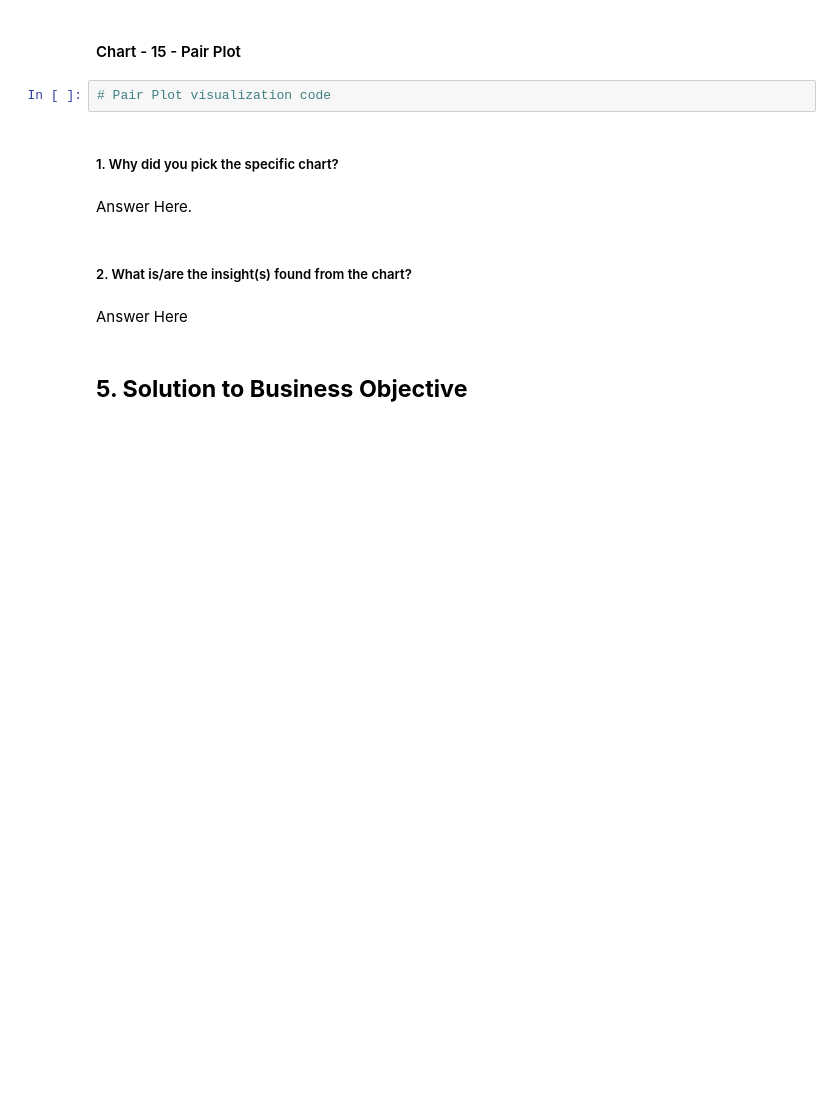
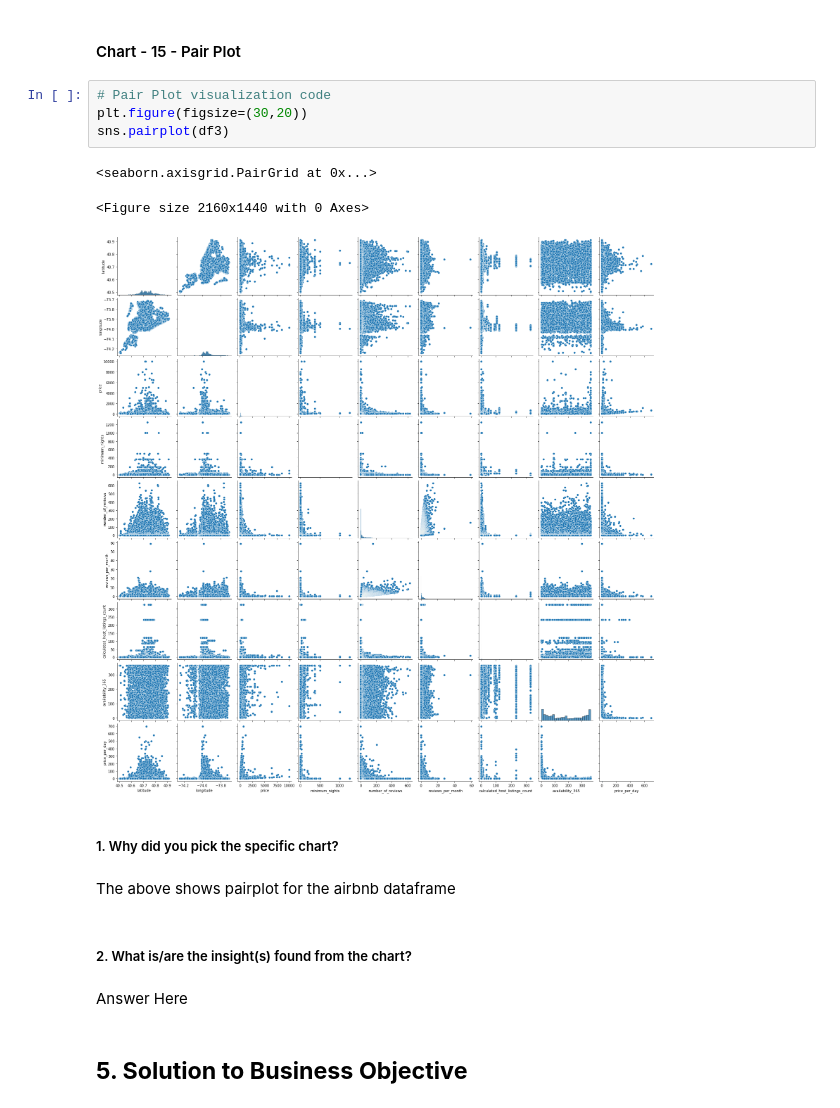
Before and after one commit to sidpatondikar/CAPSTONE-Airbnb-Booking-Analysis-Siddharth-Patondikar, a Jupyter notebook: Team_Notebook.ipynb, the cells around one changed output. Drawn from its saved outputs; the diff is of its cells as text; blank space fills up the shorter version.

```diff
--- a/Team_Notebook.ipynb
+++ b/Team_Notebook.ipynb
@@ -846,10 +868,16 @@ Answer Here
 #### Chart - 15 - Pair Plot
 # %%
 # Pair Plot visualization code
+plt.figure(figsize=(30,20))
+sns.pairplot(df3)
+# %% [output]
+<seaborn.axisgrid.PairGrid at 0x...>
+<Figure size 2160x1440 with 0 Axes>
+[figure, added]
 # %% [markdown]
 ##### 1. Why did you pick the specific chart?
-# %% [markdown]
-Answer Here.
+# %% [markdown]
+The above shows pairplot for the airbnb dataframe
 # %% [markdown]
 ##### 2. What is/are the insight(s) found from the chart?
 # %% [markdown]
```
Also changed, not shown: parts of 22 cells of this notebook.
